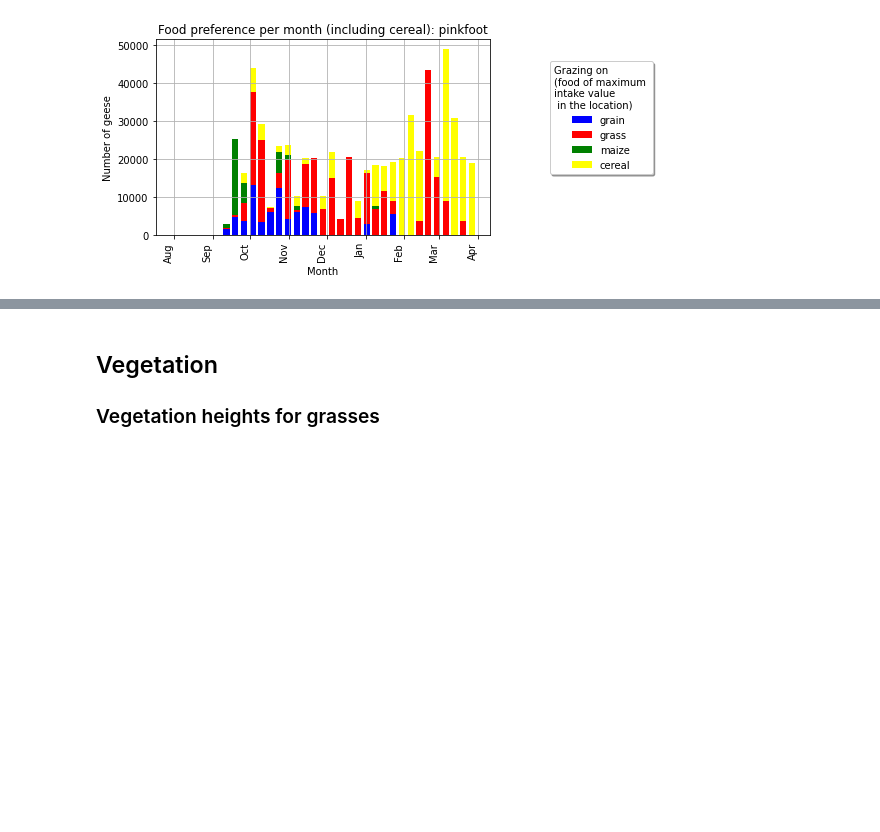
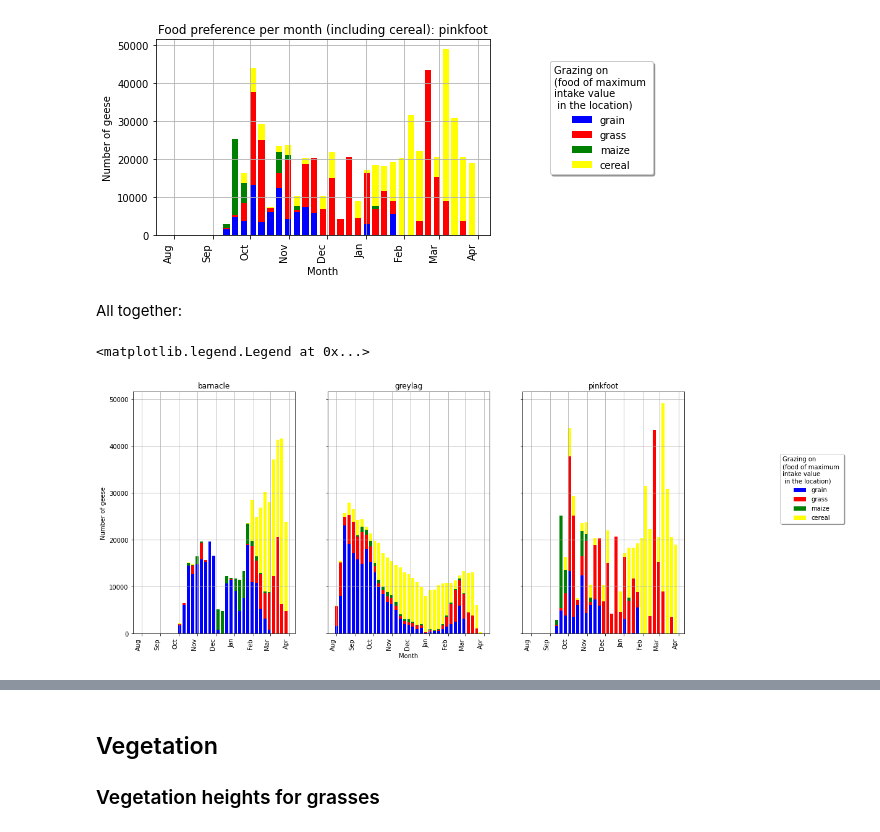
Before and after one commit to andrey-chu/almass_python_testing_mirror, a Jupyter notebook: Goose_test_notebook.ipynb, the cells around one changed output, grey strips where cells are left out. Drawn from its saved outputs; the diff is of its cells as text; code cells hidden in the pictures; blank space fills up the shorter version.

Commit message:
additional files parsed

```diff
--- a/Goose_test_notebook.ipynb
+++ b/Goose_test_notebook.ipynb
@@ -509,3 +509,42 @@ for j in range(3):
 [figure]
 [figure]
 [figure]
+# %% [markdown]
+All together:
+# %%
+fig4a, ax4a = plt.subplots(1,3,sharex='col', sharey='row', figsize=mpl.figure.figaspect(0.5)*2)
+for j in range(3):
+
+
+    months = mdates.MonthLocator()
+    myFmt = mdates.DateFormatter('%b')
+    # plt.sca()
+    fig4a.autofmt_xdate(rotation='vertical')
+    colours = ['blue', 'red', 'green', 'yellow']
+    width = 5
+    all_dates_str =  forage_summary_wcereal.index.get_level_values(0).unique()
+    #all_dates=[pendulum.parse(i) for i in all_dates_str]
+    all_dates=[dt.datetime.strptime(i+'-0', '%Y-W%U-%w') for i in all_dates_str]
+    ax4a[j].xaxis.set_major_formatter(myFmt)
+
+    ax4a[j].grid()
+
+
+    ax4a[j].xaxis.set_minor_locator(months)
+    ax4a[j].xaxis_date()
+    grain_t=forage_summary_wcereal.xs('grain', level=1+j)[species_names[j]+'_sum'].reset_index(level=2, drop=True).reset_index(level=1, drop=True).groupby(level=0).agg(sum).reindex(all_dates_str).fillna(0)
+    grass_t=forage_summary_wcereal.xs('grass', level=1+j)[species_names[j]+'_sum'].reset_index(level=2, drop=True).reset_index(level=1, drop=True).groupby(level=0).agg(sum).reindex(all_dates_str).fillna(0)
+    maize_t=forage_summary_wcereal.xs('maize', level=1+j)[species_names[j]+'_sum'].reset_index(level=2, drop=True).reset_index(level=1, drop=True).groupby(level=0).agg(sum).reindex(all_dates_str).fillna(0)
+    cereal_t=forage_summary_wcereal.xs('cereal', level=1+j)[species_names[j]+'_sum'].reset_index(level=2, drop=True).reset_index(level=1, drop=True).groupby(level=0).agg(sum).reindex(all_dates_str).fillna(0)
+    p1=ax4a[j].bar(all_dates, grain_t, width, color=colours[0])
+    p2=ax4a[j].bar(all_dates, grass_t, width, bottom=grain_t,color=colours[1])
+    p3=ax4a[j].bar(all_dates, maize_t, width, bottom=grain_t+grass_t,color=colours[2])
+    p4=ax4a[j].bar(all_dates, cereal_t, width, bottom=grain_t+grass_t+maize_t,color=colours[3])
+    ax4a[j].set_title(species_names[j])
+
+    ax4a[0].set_ylabel('Number of geese')
+    ax4a[1].set_xlabel('Month')
+ax4a[j].legend(handles=(p1[0],p2[0],p3[0], p4[0]),labels=geese_foods_wcereal, fancybox=True, shadow=True, title='Grazing on\n(food of maximum \nintake value\n in the location)', loc='center right',bbox_to_anchor=(2, 0.60), ncol=1)
+# %% [output]
+<matplotlib.legend.Legend at 0x...>
+[figure, added]
```
Also changed, not shown: parts of 10 cells of this notebook, 1 other file.
